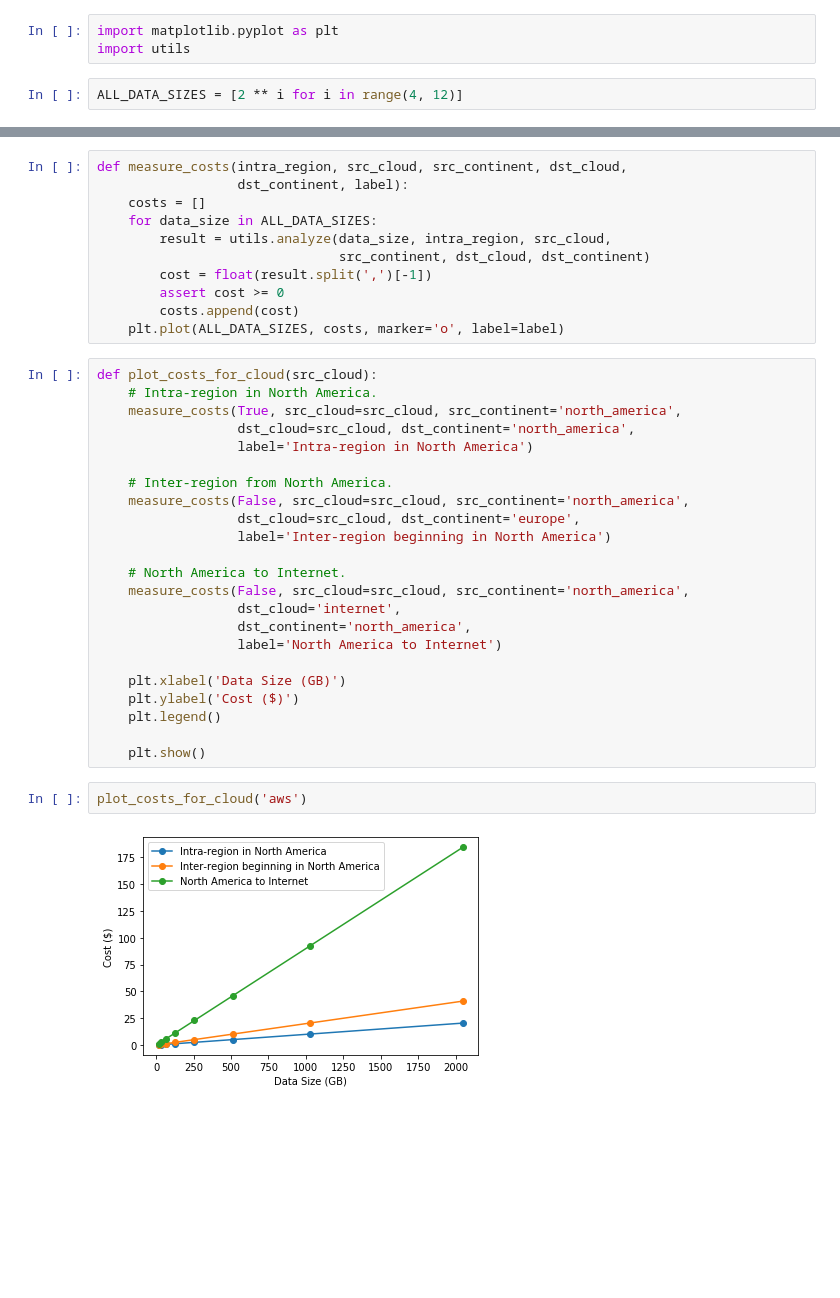
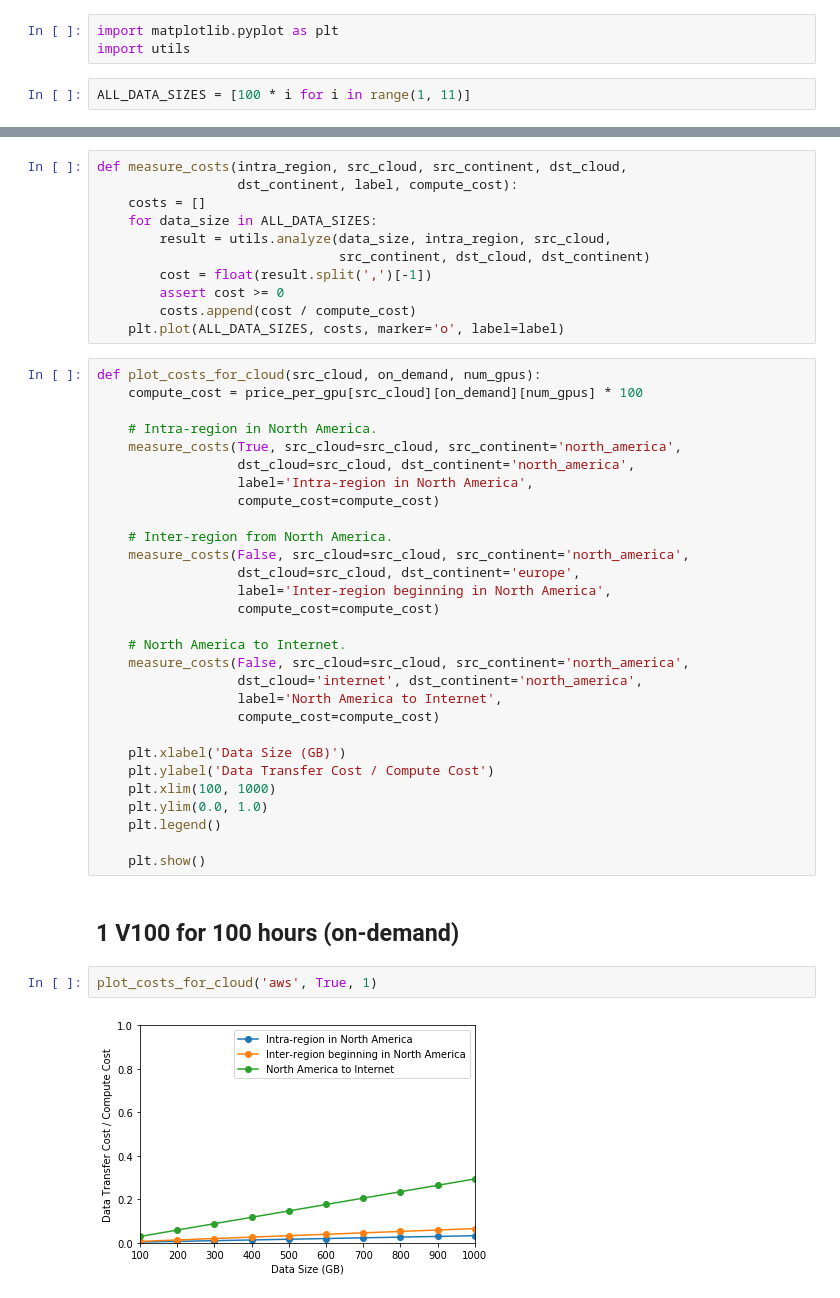
Before and after one commit to stanford-futuredata/training_on_a_dime, a Jupyter notebook: data_transfer_costs/plot_data_transfer_costs.ipynb, the cells around one changed output, grey strips where cells are left out. Cells and saved outputs as stored; diff of their text form; blank space fills up the shorter version.

Commit message:
Plotting data transfer costs as a fraction of compute costs

```diff
--- a/data_transfer_costs/plot_data_transfer_costs.ipynb
+++ b/data_transfer_costs/plot_data_transfer_costs.ipynb
@@ -2,4 +2,4 @@
 import matplotlib.pyplot as plt
 import utils
 # %%
-ALL_DATA_SIZES = [2 ** i for i in range(4, 12)]
+ALL_DATA_SIZES = [100 * i for i in range(1, 11)]
@@ -6,39 +39,47 @@ ALL_DATA_SIZES = [2 ** i for i in range(4, 12)]
 # %%
 def measure_costs(intra_region, src_cloud, src_continent, dst_cloud,
-                  dst_continent, label):
+                  dst_continent, label, compute_cost):
     costs = []
     for data_size in ALL_DATA_SIZES:
         result = utils.analyze(data_size, intra_region, src_cloud,
                                src_continent, dst_cloud, dst_continent)
         cost = float(result.split(',')[-1])
         assert cost >= 0
-        costs.append(cost)
+        costs.append(cost / compute_cost)
     plt.plot(ALL_DATA_SIZES, costs, marker='o', label=label)
 # %%
-def plot_costs_for_cloud(src_cloud):
+def plot_costs_for_cloud(src_cloud, on_demand, num_gpus):
+    compute_cost = price_per_gpu[src_cloud][on_demand][num_gpus] * 100
+
     # Intra-region in North America.
     measure_costs(True, src_cloud=src_cloud, src_continent='north_america',
                   dst_cloud=src_cloud, dst_continent='north_america',
-                  label='Intra-region in North America')
+                  label='Intra-region in North America',
+                  compute_cost=compute_cost)
 
     # Inter-region from North America.
     measure_costs(False, src_cloud=src_cloud, src_continent='north_america',
                   dst_cloud=src_cloud, dst_continent='europe',
-                  label='Inter-region beginning in North America')
+                  label='Inter-region beginning in North America',
+                  compute_cost=compute_cost)
 
     # North America to Internet.
     measure_costs(False, src_cloud=src_cloud, src_continent='north_america',
-                  dst_cloud='internet',
-                  dst_continent='north_america',
-                  label='North America to Internet')
+                  dst_cloud='internet', dst_continent='north_america',
+                  label='North America to Internet',
+                  compute_cost=compute_cost)
 
     plt.xlabel('Data Size (GB)')
-    plt.ylabel('Cost ($)')
+    plt.ylabel('Data Transfer Cost / Compute Cost')
+    plt.xlim(100, 1000)
+    plt.ylim(0.0, 1.0)
     plt.legend()
 
     plt.show()
+# %% [markdown]
+## 1 V100 for 100 hours (on-demand)
 # %%
-plot_costs_for_cloud('aws')
+plot_costs_for_cloud('aws', True, 1)
 # %% [output]
-[figure, old version]
+[figure, new version]
 # %%
```
Also changed, not shown: parts of 15 cells of this notebook.
